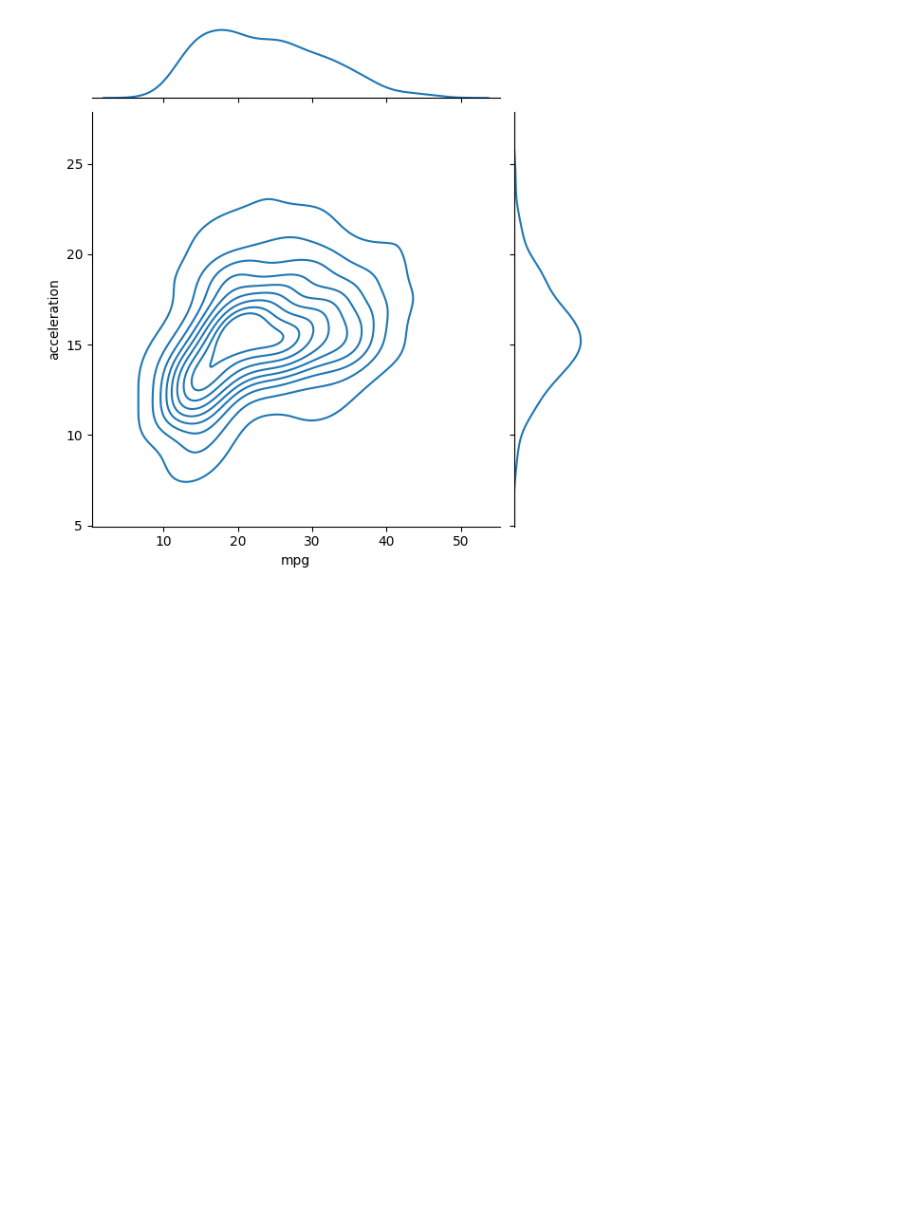
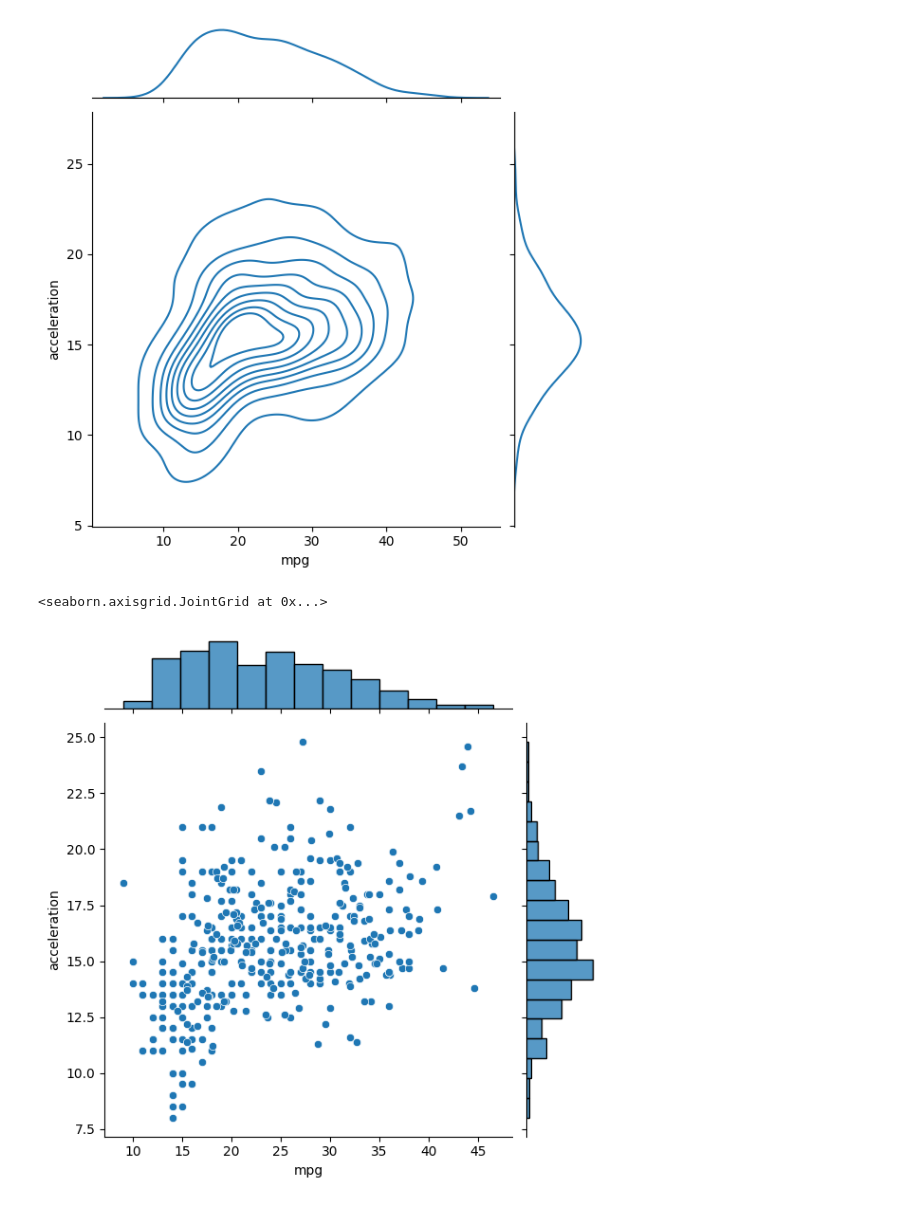
Before and after one commit to Ravindrakumarnayak/python_practice_daywise, a Jupyter notebook: python_visualization3_matplotlib_practice.ipynb, the cells around one changed output. Saved outputs shown, nothing was run; the diff lists cells and outputs as text; code cells hidden in the pictures; blank space fills up the shorter version.

```diff
--- a/python_visualization3_matplotlib_practice.ipynb
+++ b/python_visualization3_matplotlib_practice.ipynb
@@ -193,3 +193,8 @@ sns.jointplot(x="mpg",y="acceleration",kind="kde",data=df)
 # %% [output]
 <seaborn.axisgrid.JointGrid at 0x...>
 [figure]
+# %%
+sns.jointplot(x="mpg",y="acceleration",kind="scatter",data=df)
+# %% [output]
+<seaborn.axisgrid.JointGrid at 0x...>
+[figure, added]
```
